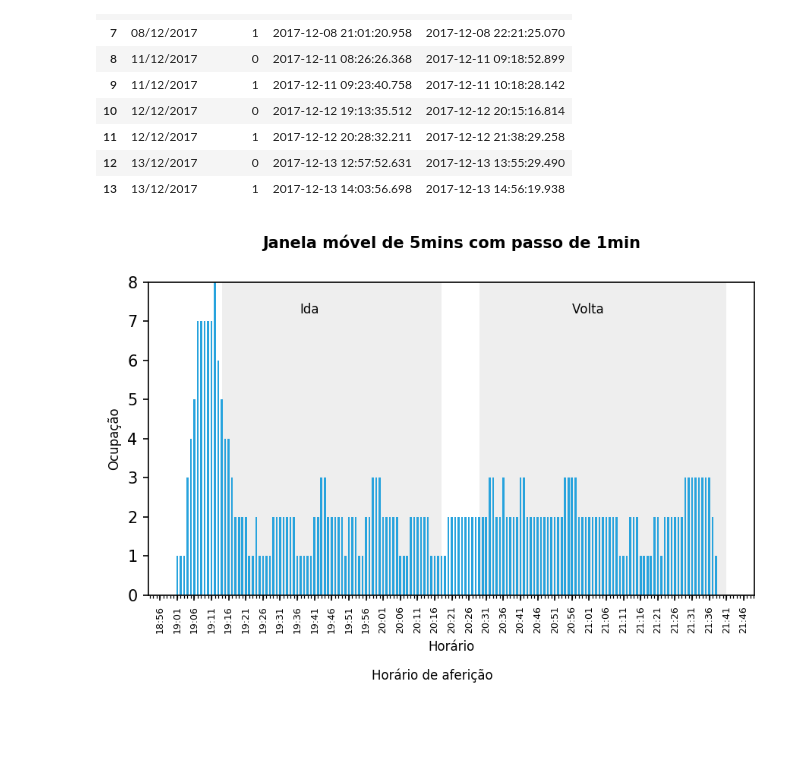
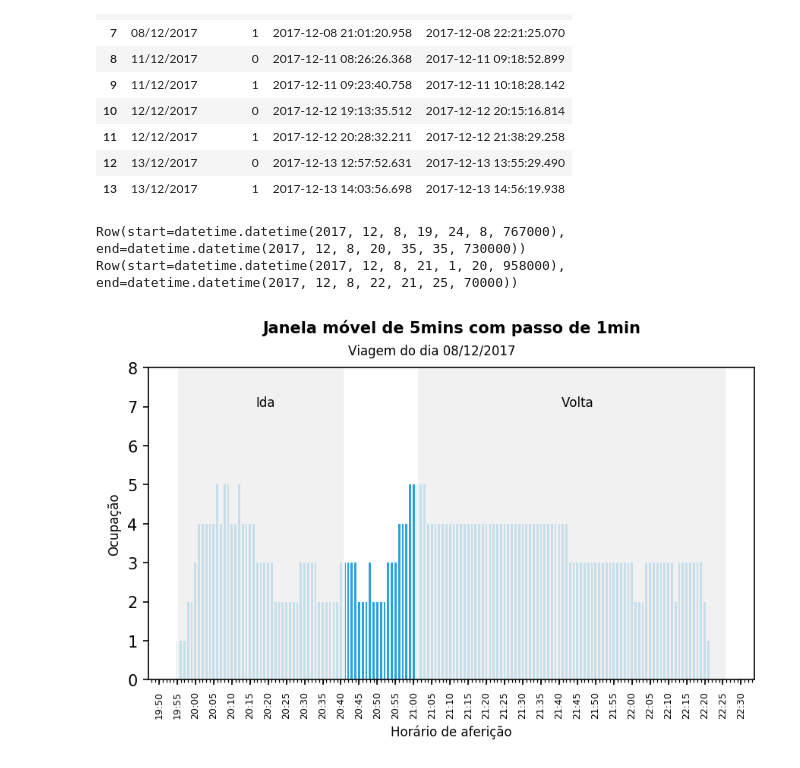
Before and after one commit to hilios/wifi-apc-analysis, a Jupyter notebook: analysis-v2.ipynb, the cells around one changed output. Cells and saved outputs as stored; diff of their text form; code cells hidden in the pictures; blank space fills up the shorter version.

```diff
--- a/analysis-v2.ipynb
+++ b/analysis-v2.ipynb
@@ -122,7 +157,7 @@ phones_ds.groupBy("date").count().orderBy("date").toPandas()
 # %%
 mins = lambda i: i * (60*60)
 
-IS_PASSENGER_THRESHOLD = 5
+IS_PASSENGER_THRESHOLD = 15
 
 repeated_sightings = (
     Window.partitionBy("mac")
@@ -137,7 +172,7 @@ sightings = (
     .filter(col("fst_sight") == col("timestamp"))
     .drop("fst_sight")
     # 2) Group sightings in a sliding windown of 5 minutes each minute
-    .groupBy(window("timestamp", "3 minutes", "1 minute"))
+    .groupBy(window("timestamp", "5 minutes", "1 minute"))
     .agg(collect_list("mac").alias("addresses"))
     .orderBy("window")
     # 3) Filter adresses only sighted few times within the window
@@ -287,50 +340,68 @@ wifi_color = "#27A3DD"
 title_kwargs = {'fontsize': 10, 'fontweight': 'bold', 'y': 1.08}
 text_kwargs = {'fontsize': 8}
 labels_kwargs = {'fontsize': 6, 'rotation': 90}
-span_kwargs = {'facecolor': '#EEEEEE'}
+span_kwargs = {'facecolor': '#EEEEEE', 'alpha': 0.8, 'lw': 1, 'ls':'-', 'edgecolor': '#FFFFFF'}
 # %%
-date = "12/12/2017"
+date = "08/12/2017"
 
 # Get the start/end timestamps for the round trip
 a = trips.filter((col("date") == date) & (col("direction") == 0)).select("start", "end").first()
 b = trips.filter((col("date") == date) & (col("direction") == 1)).select("start", "end").first()
+
+print(a)
+print(b)
 
 r = occupation.filter(col("date") == date).cache().toPandas()
 r = r.set_index(r["window"].map(lambda x: x[0]))
 
 x = np.arange(len(r))
 
 fig, ax = plt.subplots(dpi=150, figsize=(6, 4))
 
+
+# Draw the occupation graph
+ax.bar(r.index, r['occupation'], width=0.0004, color=wifi_color)
+
 # Draw the first trip area
-fig.text(0.5, -0.02, "Horário de aferição", horizontalalignment='center', **text_kwargs)
 asi = r.index.get_loc(a['start'], method='nearest')
-aei = r.index.get_loc(a['end'], method='nearest')
-ax.annotate("Ida", xy=(0.25, 0.9), xycoords='axes fraction', **text_kwargs)
+aei = r.index.get_loc(a['end'],   method='nearest')
 ax.axvspan(r.iloc[asi]['window'][0], r.iloc[aei]['window'][1], **span_kwargs)
 
-# Draw the first trip area
+# Draw the second trip area
 bsi = r.index.get_loc(b['start'], method='nearest')
-bei = r.index.get_loc(b['end'], method='nearest')
-ax.annotate("Volta", xy=(0.70, 0.9), xycoords='axes fraction', **text_kwargs)
+bei = r.index.get_loc(b['end'],   method='nearest')
 ax.axvspan(r.iloc[bsi]['window'][0], r.iloc[bei]['window'][1], **span_kwargs)
 
-# Draw the occupation
-ax.bar(r.index, r['occupation'], width=0.0004, color=wifi_color)
+# print(r.ix[asi]['window']['start'], r.ix[aei]['window']['end'])
+# print(r.ix[bsi]['window']['start'], r.ix[bei]['window']['end'])
+
+mAX = mdates.date2num(r.ix[asi]['window']['start']) + (mdates.date2num(r.ix[aei]['window']['end']) - mdates.date2num(r.ix[asi]['window']['start'])) / 2
+mBX = mdates.date2num(r.ix[bsi]['window']['start']) + (mdates.date2num(r.ix[bei]['window']['end']) - mdates.date2num(r.ix[bsi]['window']['start'])) / 2
+
+# Labels
+ax.annotate("Ida",   xy=(mAX - 0.001, 7), **text_kwargs)
+ax.annotate("Volta", xy=(mBX - 0.002, 7), **text_kwargs)
 
 # Prepare the graph
 ax.set_title("Janela móvel de 5mins com passo de 1min", **title_kwargs)
 ax.set_ylabel("Ocupação", **text_kwargs)
-ax.set_xlabel("Horário", **text_kwargs)
+ax.set_xlabel("Horário de aferição", **text_kwargs)
 ax.axes.set_ybound(0, 8)
 ax.xaxis.set_major_locator(mdates.MinuteLocator(interval=5))
 ax.xaxis.set_minor_locator(mdates.MinuteLocator(interval=1))
 ax.xaxis.set_major_formatter(mdates.DateFormatter('%H:%M'))
 
+fig.text(0.5, 0.88, "Viagem do dia %s" % date, horizontalalignment='center', **text_kwargs)
+
 plt.xticks(**labels_kwargs)
 plt.tight_layout()
+
+# 6 	08/12/2017 	0 	2017-12-08 19:24:08.767 	2017-12-08 20:35:35.730
+# 7 	08/12/2017 	1 	2017-12-08 21:01:20.958 	2017-12-08 22:21:25.070
 # %% [output]
+Row(start=datetime.datetime(2017, 12, 8, 19, 24, 8, 767000), end=datetime.datetime(2017, 12, 8, 20, 35, 35, 730000))
+Row(start=datetime.datetime(2017, 12, 8, 21, 1, 20, 958000), end=datetime.datetime(2017, 12, 8, 22, 21, 25, 70000))
-[figure, old version]
+[figure, new version]
 # %%
 %%javascript
 // Disable output scrolling
```
Also changed, not shown: parts of 7 cells of this notebook, 1 other file.
